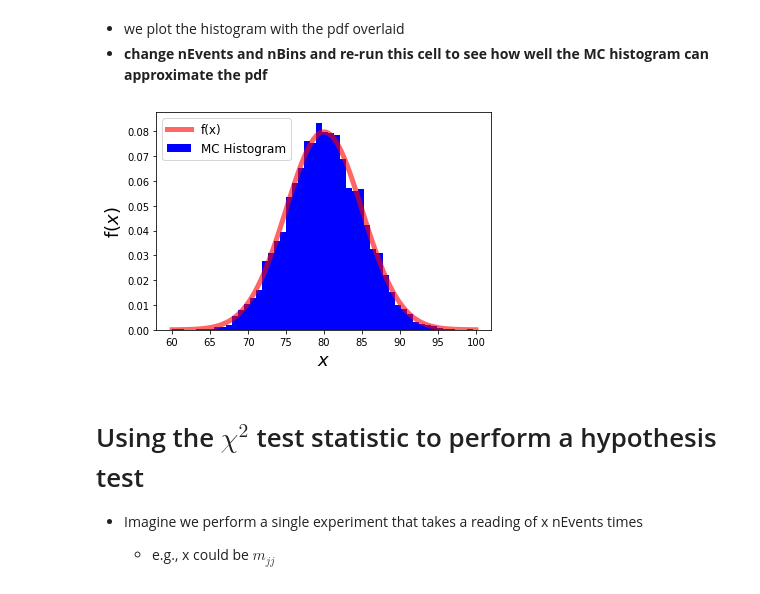
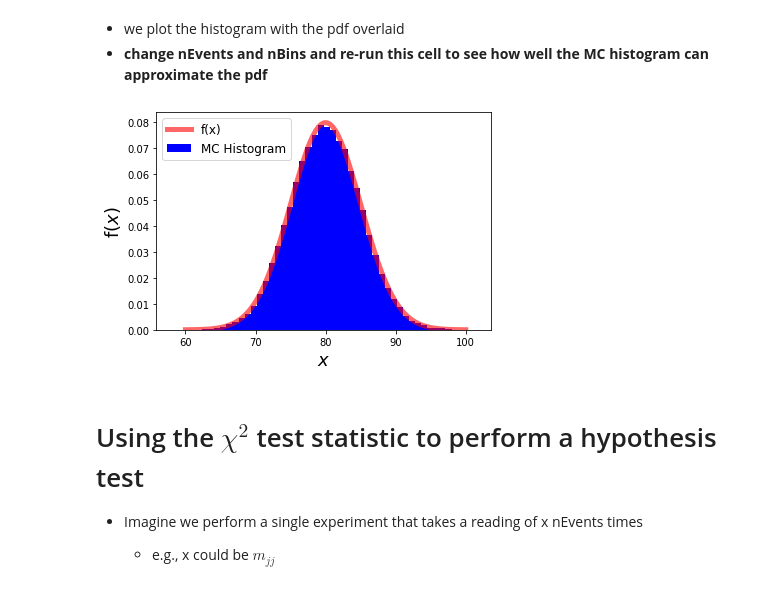
Before and after one commit to keaveney/StatisticsLectures, a Jupyter notebook: chi2.ipynb, the cells around one changed output. Cells and saved outputs as stored; diff of their text form; code cells hidden in the pictures.

```diff
--- a/chi2.ipynb
+++ b/chi2.ipynb
@@ -32,29 +32,29 @@ import numpy as np
 # %%
 mu = 80.0
 sigma = 5.0
-nEvents = 5000
+nEvents = 50000
 nBins = 50
 
 df = pd.DataFrame(np.random.normal(loc=mu, scale=sigma, size=nEvents), columns=['events'])
 dataCounts, dataBins = np.histogram(df, bins=nBins, density=True)
 binCentres = (dataBins[:-1] + dataBins[1:]) / 2
 width = np.diff(dataBins)
 
 plt.figure()
 plt.bar(binCentres, dataCounts, align='center', width=width, label='MC Histogram', color='b')
 
 ax = plt.gca()
 labely = ax.set_xlabel("$x$", fontsize = 18)
 labely = ax.set_ylabel("f($x$)", fontsize = 18)
 
 x = np.linspace(60.0, 100.0, 100)
 ax.plot(x, stats.norm.pdf(x, mu, sigma), 'r-', lw=5, alpha=0.6, label='f(x)')
 
 legend = ax.legend(loc='upper left', fontsize='large')
 plt.show()
 plt.close()
 # %% [output]
-[figure, old version]
+[figure, new version]
 # %% [markdown]
 # Using the $\chi^{2}$ test statistic to perform a hypothesis test
 
```
Also changed, not shown: parts of 4 cells of this notebook, 7 other files.
